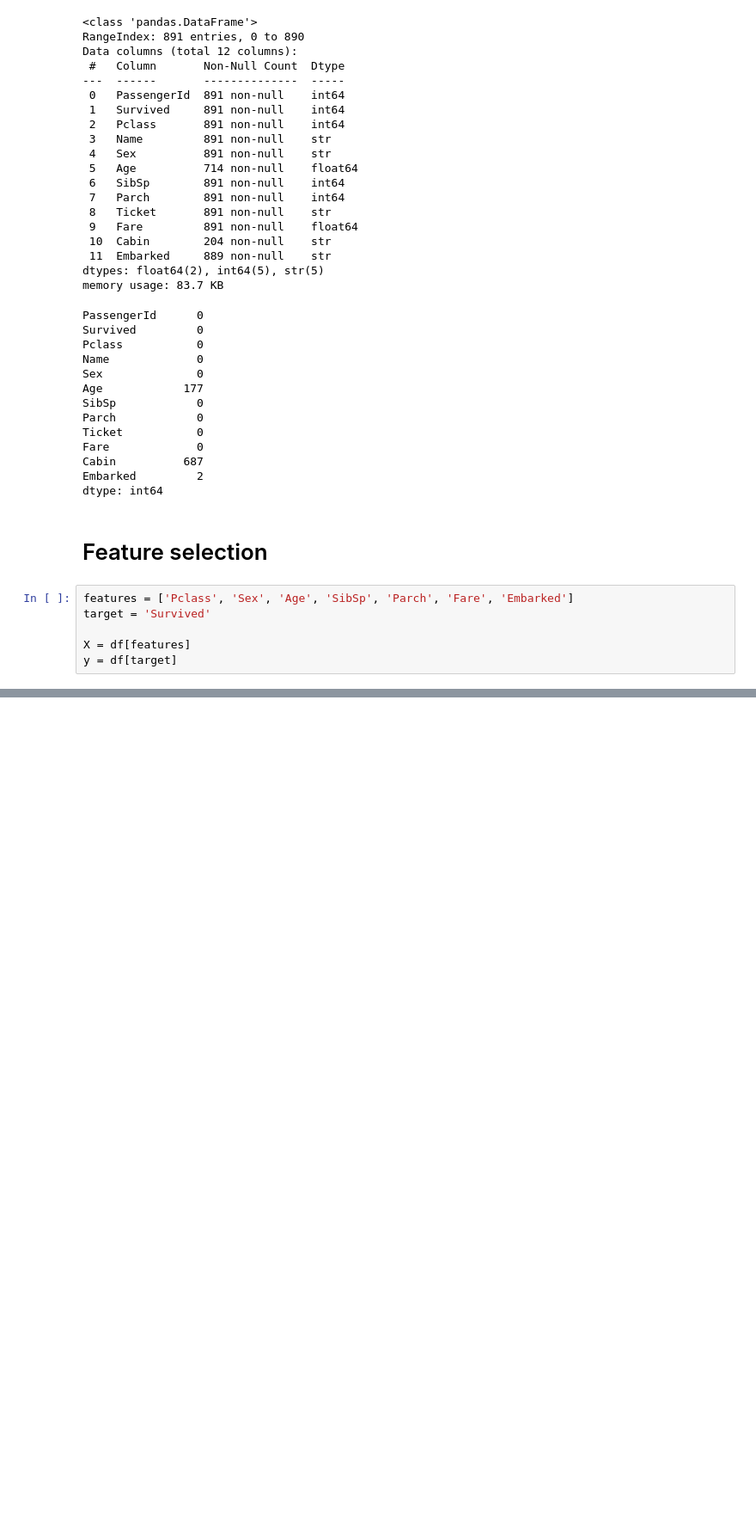
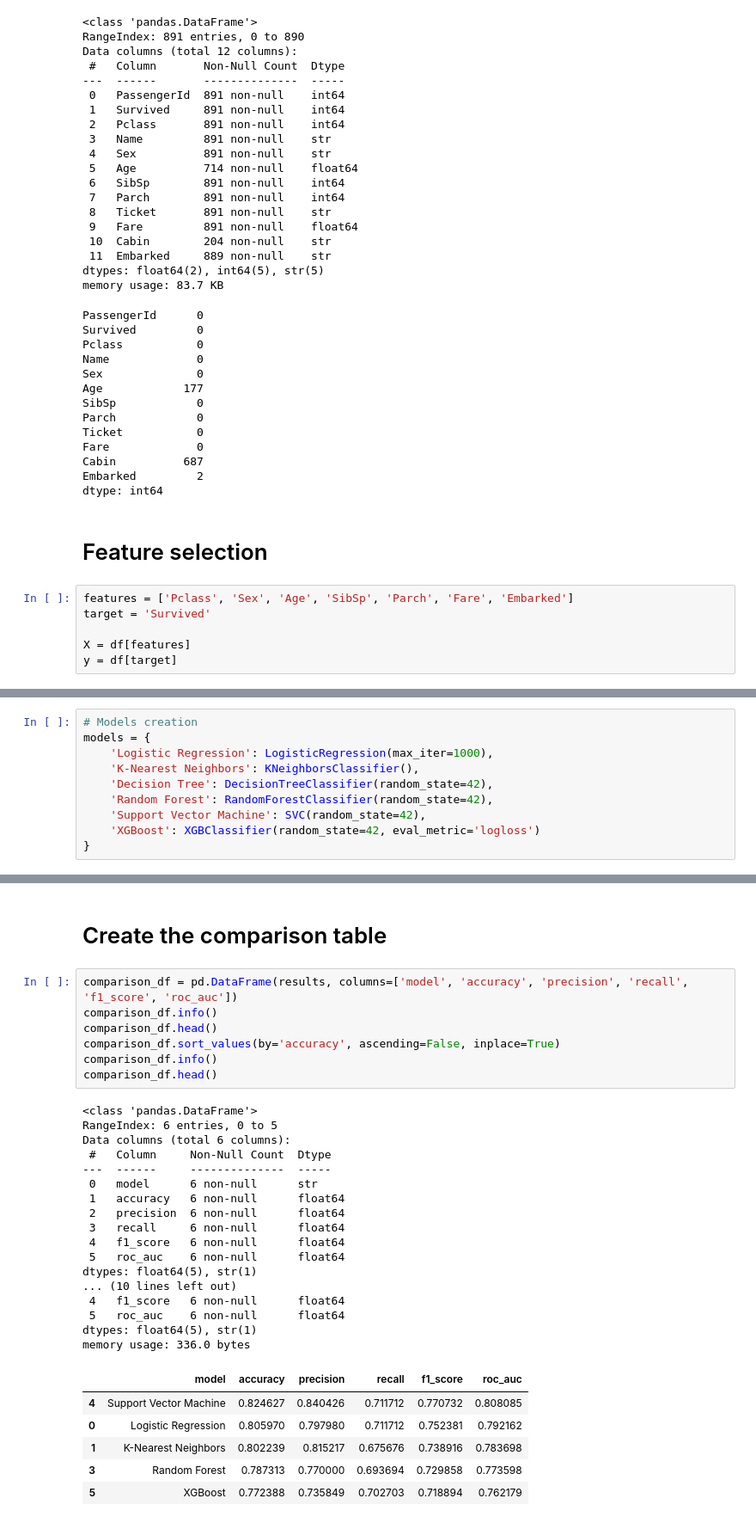
Before and after one commit to shy942/ML-exploration, a Jupyter notebook: notebooks/03_Classification_Algorithms.ipynb, the cells around one changed output, grey strips where cells are left out. Shown at 86% size. Cells and saved outputs as stored; diff of their text form; blank space fills up the shorter version.

```diff
--- a/notebooks/03_Classification_Algorithms.ipynb
+++ b/notebooks/03_Classification_Algorithms.ipynb
@@ -82,0 +114,10 @@ y = df[target]
+# %%
+# Models creation
+models = {
+    'Logistic Regression': LogisticRegression(max_iter=1000),
+    'K-Nearest Neighbors': KNeighborsClassifier(),
+    'Decision Tree': DecisionTreeClassifier(random_state=42),
+    'Random Forest': RandomForestClassifier(random_state=42),
+    'Support Vector Machine': SVC(random_state=42),
+    'XGBoost': XGBClassifier(random_state=42, eval_metric='logloss')
+}
@@ -82,0 +150,33 @@ y = df[target]
+# %% [markdown]
+# Create the comparison table
+# %%
+comparison_df = pd.DataFrame(results, columns=['model', 'accuracy', 'precision', 'recall', 'f1_score', 'roc_auc'])
+comparison_df.info()
+comparison_df.head()
+comparison_df.sort_values(by='accuracy', ascending=False, inplace=True)
+comparison_df.info()
+comparison_df.head()
+# %% [output]
+<class 'pandas.DataFrame'>
+RangeIndex: 6 entries, 0 to 5
+Data columns (total 6 columns):
+ #   Column     Non-Null Count  Dtype
+---  ------     --------------  -----
+ 0   model      6 non-null      str
+ 1   accuracy   6 non-null      float64
+ 2   precision  6 non-null      float64
+ 3   recall     6 non-null      float64
+ 4   f1_score   6 non-null      float64
+ 5   roc_auc    6 non-null      float64
+dtypes: float64(5), str(1)
+... (10 lines left out)
+ 4   f1_score   6 non-null      float64
+ 5   roc_auc    6 non-null      float64
+dtypes: float64(5), str(1)
+memory usage: 336.0 bytes
+|  | model | accuracy | precision | recall | f1_score | roc_auc |
+| 4 | Support Vector Machine | 0.824627 | 0.840426 | 0.711712 | 0.770732 | 0.808085 |
+| 0 | Logistic Regression | 0.805970 | 0.797980 | 0.711712 | 0.752381 | 0.792162 |
+| 1 | K-Nearest Neighbors | 0.802239 | 0.815217 | 0.675676 | 0.738916 | 0.783698 |
+| 3 | Random Forest | 0.787313 | 0.770000 | 0.693694 | 0.729858 | 0.773598 |
+| 5 | XGBoost | 0.772388 | 0.735849 | 0.702703 | 0.718894 | 0.762179 |
```
Also changed, not shown: parts of 13 cells of this notebook.
